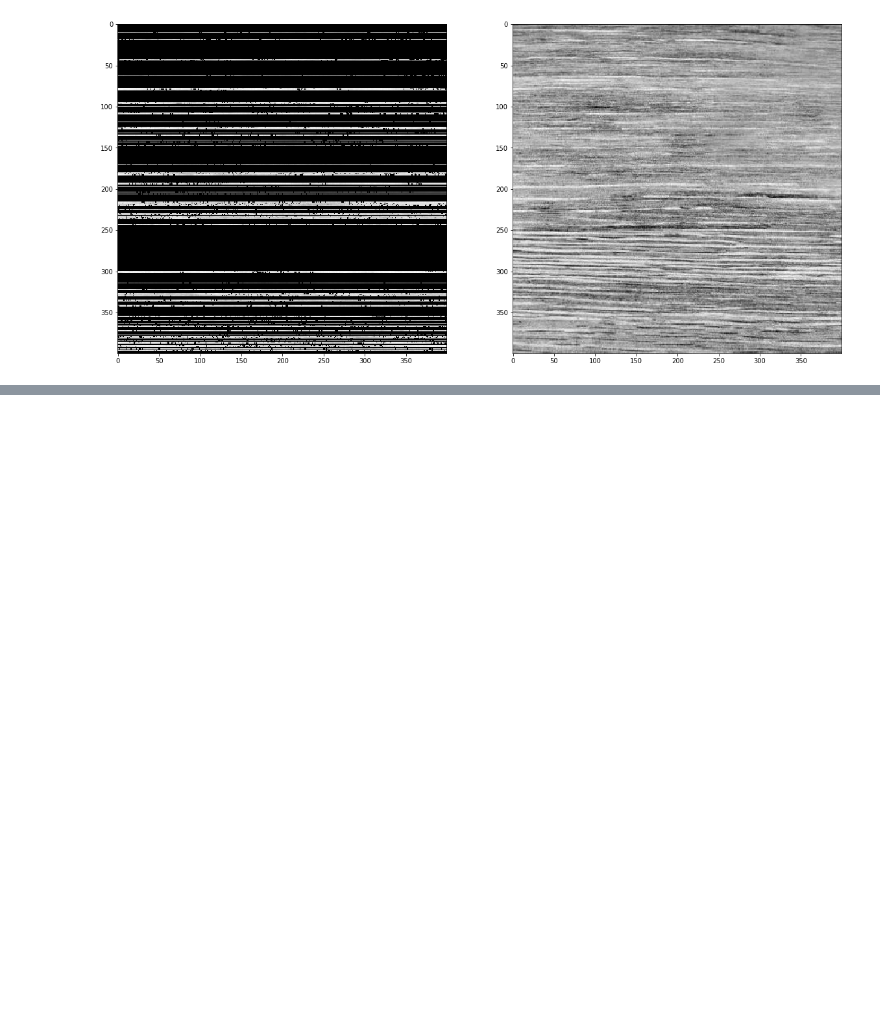
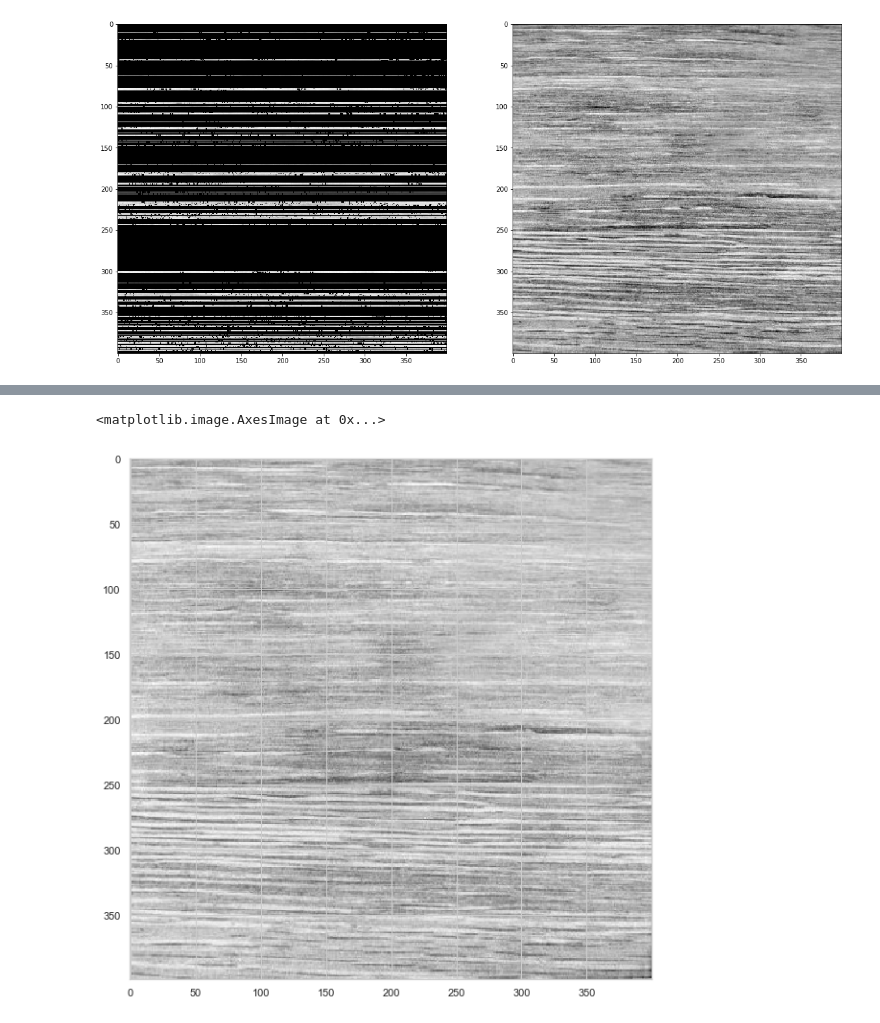
Before and after one commit to kubilay-yavuz/IE423-Group-5, a Jupyter notebook: HW2/HW2.ipynb, the cells around one changed output, grey strips where cells are left out. Saved outputs shown, nothing was run; the diff lists cells and outputs as text; code cells hidden in the pictures; blank space fills up the shorter version.

```diff
--- a/HW2/HW2.ipynb
+++ b/HW2/HW2.ipynb
@@ -130,0 +161,5 @@ sns.barplot(x=vals,y=counts)
+# %%
+ooc_pixels=np.where((residuals<lcl)|(residuals>ucl))[0]
+# %%
+patches_cnt=patches.copy()
+patches_cnt.head()
@@ -130,0 +174,7 @@ sns.barplot(x=vals,y=counts)
+# %%
+patches_cnt=patches_cnt.values
+for ooc in tqdm(ooc_pixels):
+    patches_cnt[ooc]=np.full(2601,0)
+# %%
+patches_cnt=patches_cnt.reshape((122500, 51, 51))
+patches_cnt[2142]
@@ -130,0 +189,7 @@ sns.barplot(x=vals,y=counts)
+# %%
+img_cnt=image.reconstruct_from_patches_2d(patches_cnt, (400, 400))
+plt.figure(figsize=(15,10))
+plt.imshow(img_cnt,cmap="gray")
+# %% [output]
+<matplotlib.image.AxesImage at 0x...>
+[figure, added]
```
Also changed, not shown: parts of 13 cells of this notebook.
